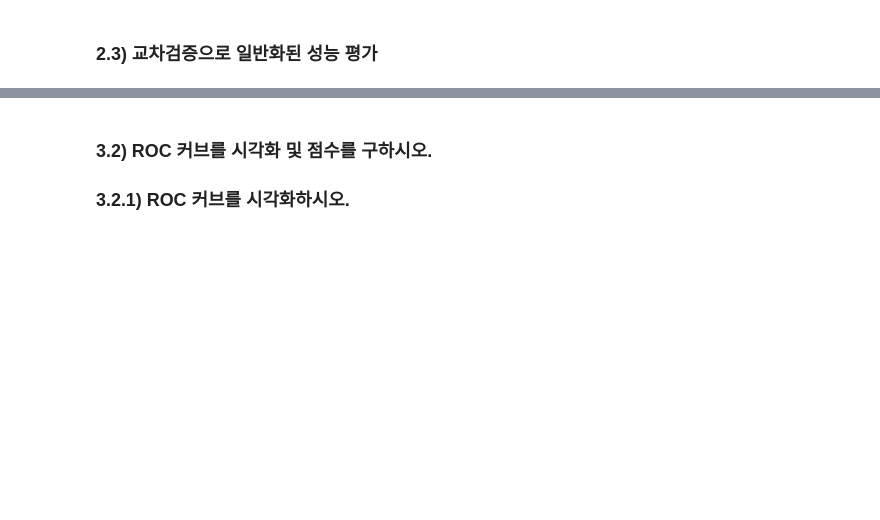
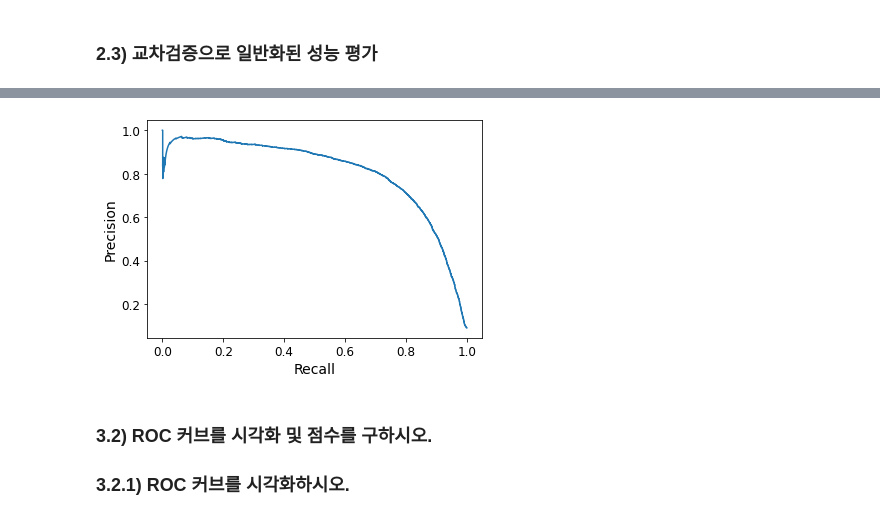
Before and after one commit to escortKwon/Advanced-AI-Education, a Jupyter notebook: 2nd Week/Exercise/Lecture_2_1.ipynb, the cells around one changed output, grey strips where cells are left out. Cells and saved outputs as stored; diff of their text form; code cells hidden in the pictures; blank space fills up the shorter version.

```diff
--- a/2nd Week/Exercise/Lecture_2_1.ipynb
+++ b/2nd Week/Exercise/Lecture_2_1.ipynb
@@ -126,5 +159,9 @@ y = y.astype(np.uint8)
 
 * 트레이드 오프(trade off) : 서로 반비례 관계로 하나의 요소가 오르면 다른 요소는 감소하는 관계를 말합니다.
+# %%
+plot_precision_recall_curve(recalls, precisions)
+# %% [output]
+[figure, added]
 # %% [markdown]
 ### 3.2) ROC 커브를 시각화 및 점수를 구하시오.
 ### 3.2.1) ROC 커브를 시각화하시오.
```
Also changed, not shown: parts of 11 cells of this notebook.
